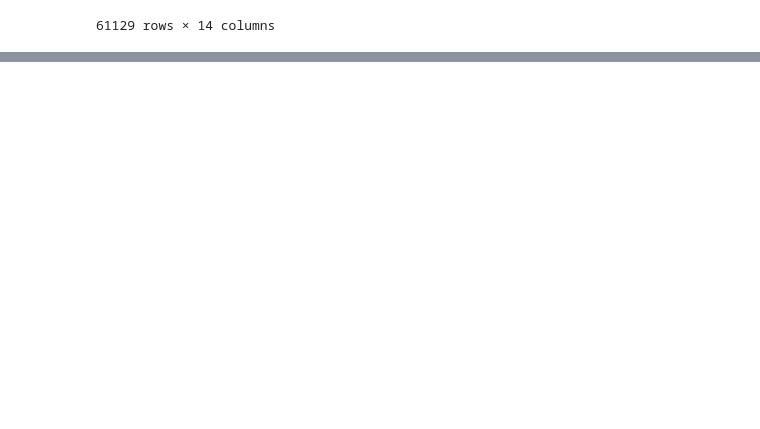
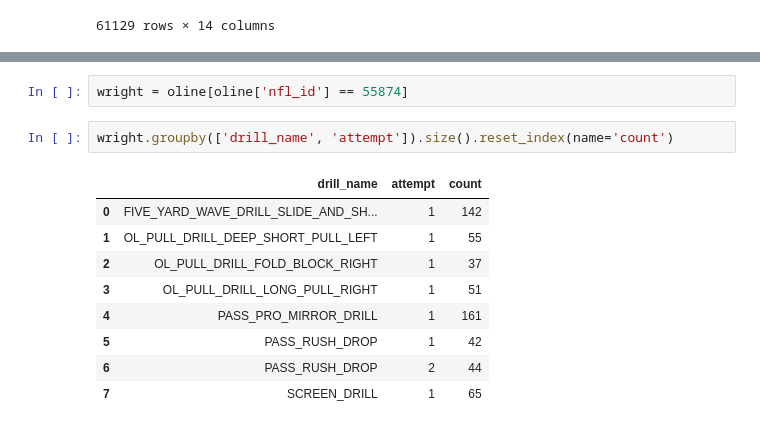
Before and after one commit to hankike/Big_Data_Bowl_27, a Jupyter notebook: combine.ipynb, the cells around one changed output, grey strips where cells are left out. Saved outputs shown, nothing was run; the diff lists cells and outputs as text; blank space fills up the shorter version.

```diff
--- a/combine.ipynb
+++ b/combine.ipynb
@@ -68,0 +87,14 @@ oline
+# %%
+wright = oline[oline['nfl_id'] == 55874]
+# %%
+wright.groupby(['drill_name', 'attempt']).size().reset_index(name='count')
+# %% [output]
+|  | drill_name | attempt | count |
+| 0 | FIVE_YARD_WAVE_DRILL_SLIDE_AND_SH... | 1 | 142 |
+| 1 | OL_PULL_DRILL_DEEP_SHORT_PULL_LEFT | 1 | 55 |
+| 2 | OL_PULL_DRILL_FOLD_BLOCK_RIGHT | 1 | 37 |
+| 3 | OL_PULL_DRILL_LONG_PULL_RIGHT | 1 | 51 |
+| 4 | PASS_PRO_MIRROR_DRILL | 1 | 161 |
+| 5 | PASS_RUSH_DROP | 1 | 42 |
+| 6 | PASS_RUSH_DROP | 2 | 44 |
+| 7 | SCREEN_DRILL | 1 | 65 |
```
Also changed, not shown: parts of 6 cells of this notebook.
